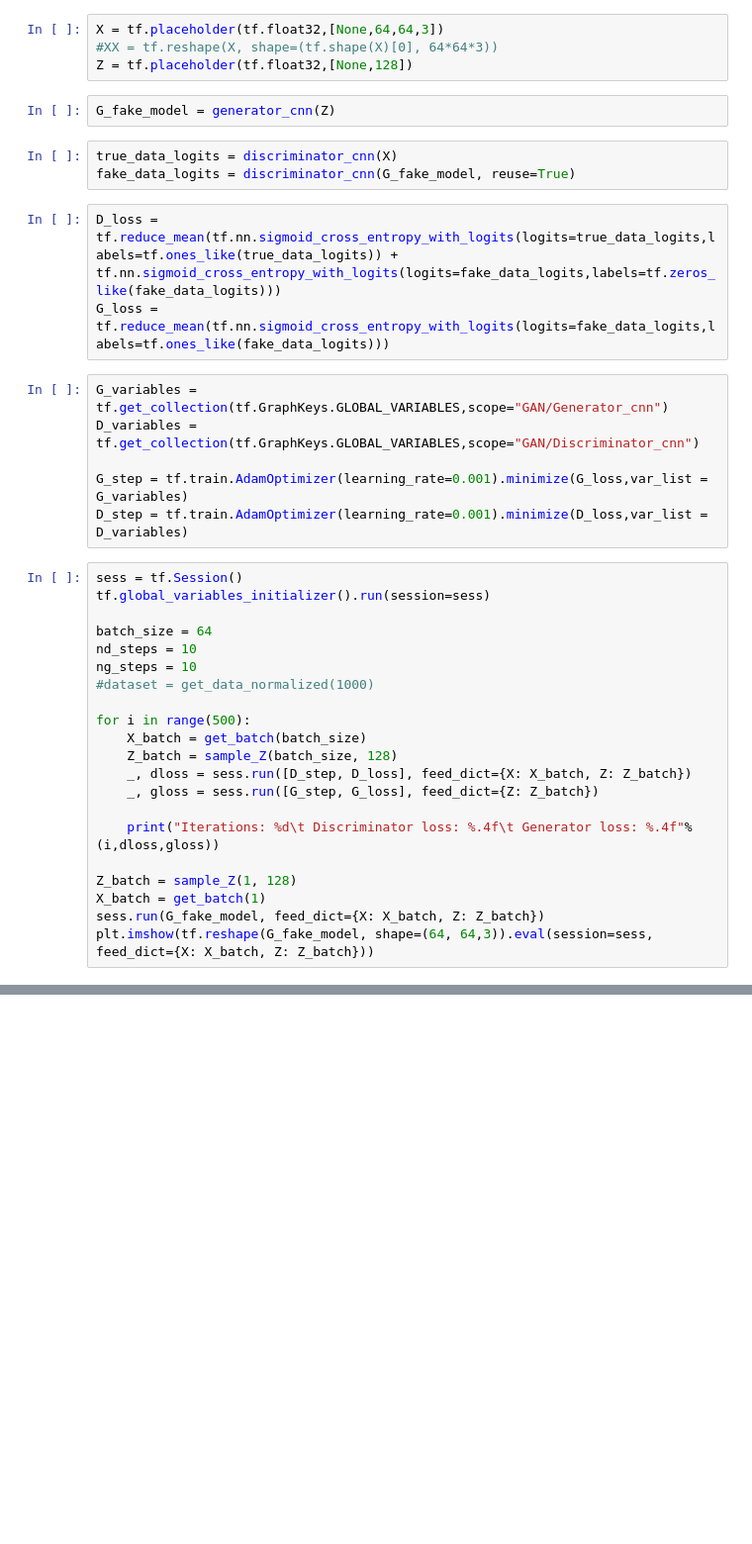
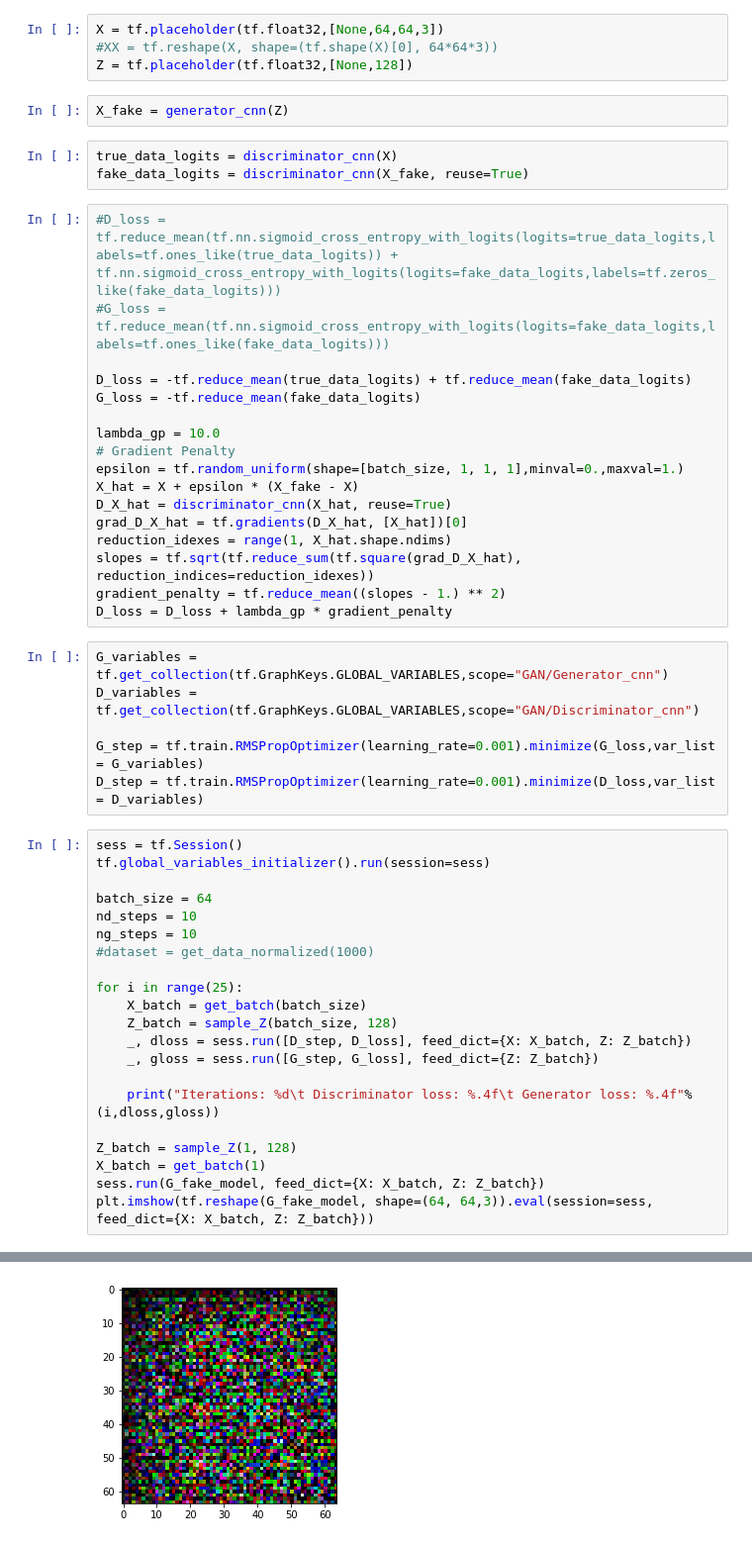
Before and after one commit to sussco/GAN-CelebFaces, a Jupyter notebook: GAN_DandG_Conv.ipynb, the cells around one changed output, grey strips where cells are left out. Shown: that part at 99% size. Drawn from its saved outputs; the diff is of its cells as text; blank space fills up the shorter version.

```diff
--- a/GAN_DandG_Conv.ipynb
+++ b/GAN_DandG_Conv.ipynb
@@ -114,19 +114,33 @@ X = tf.placeholder(tf.float32,[None,64,64,3])
 #XX = tf.reshape(X, shape=(tf.shape(X)[0], 64*64*3))
 Z = tf.placeholder(tf.float32,[None,128])
 # %%
-G_fake_model = generator_cnn(Z)
+X_fake = generator_cnn(Z)
 # %%
 true_data_logits = discriminator_cnn(X)
-fake_data_logits = discriminator_cnn(G_fake_model, reuse=True)
+fake_data_logits = discriminator_cnn(X_fake, reuse=True)
 # %%
-D_loss = tf.reduce_mean(tf.nn.sigmoid_cross_entropy_with_logits(logits=true_data_logits,labels=tf.ones_like(true_data_logits)) + tf.nn.sigmoid_cross_entropy_with_logits(logits=fake_data_logits,labels=tf.zeros_like(fake_data_logits)))
-G_loss = tf.reduce_mean(tf.nn.sigmoid_cross_entropy_with_logits(logits=fake_data_logits,labels=tf.ones_like(fake_data_logits)))
+#D_loss = tf.reduce_mean(tf.nn.sigmoid_cross_entropy_with_logits(logits=true_data_logits,labels=tf.ones_like(true_data_logits)) + tf.nn.sigmoid_cross_entropy_with_logits(logits=fake_data_logits,labels=tf.zeros_like(fake_data_logits)))
+#G_loss = tf.reduce_mean(tf.nn.sigmoid_cross_entropy_with_logits(logits=fake_data_logits,labels=tf.ones_like(fake_data_logits)))
+
+D_loss = -tf.reduce_mean(true_data_logits) + tf.reduce_mean(fake_data_logits)
+G_loss = -tf.reduce_mean(fake_data_logits)
+
+lambda_gp = 10.0
+# Gradient Penalty
+epsilon = tf.random_uniform(shape=[batch_size, 1, 1, 1],minval=0.,maxval=1.)
+X_hat = X + epsilon * (X_fake - X)
+D_X_hat = discriminator_cnn(X_hat, reuse=True)
+grad_D_X_hat = tf.gradients(D_X_hat, [X_hat])[0]
+reduction_idexes = range(1, X_hat.shape.ndims)
+slopes = tf.sqrt(tf.reduce_sum(tf.square(grad_D_X_hat), reduction_indices=reduction_idexes))
+gradient_penalty = tf.reduce_mean((slopes - 1.) ** 2)
+D_loss = D_loss + lambda_gp * gradient_penalty
 # %%
 G_variables = tf.get_collection(tf.GraphKeys.GLOBAL_VARIABLES,scope="GAN/Generator_cnn")
 D_variables = tf.get_collection(tf.GraphKeys.GLOBAL_VARIABLES,scope="GAN/Discriminator_cnn")
 
-G_step = tf.train.AdamOptimizer(learning_rate=0.001).minimize(G_loss,var_list = G_variables)
-D_step = tf.train.AdamOptimizer(learning_rate=0.001).minimize(D_loss,var_list = D_variables)
+G_step = tf.train.RMSPropOptimizer(learning_rate=0.001).minimize(G_loss,var_list = G_variables)
+D_step = tf.train.RMSPropOptimizer(learning_rate=0.001).minimize(D_loss,var_list = D_variables)
 # %%
 sess = tf.Session()
 tf.global_variables_initializer().run(session=sess)
@@ -136,7 +150,7 @@ nd_steps = 10
 ng_steps = 10
 #dataset = get_data_normalized(1000)
 
-for i in range(500):
+for i in range(25):
     X_batch = get_batch(batch_size)
     Z_batch = sample_Z(batch_size, 128)
     _, dloss = sess.run([D_step, D_loss], feed_dict={X: X_batch, Z: Z_batch})
@@ -168,0 +185 @@ Iterations: 49   Discriminator loss: 1.0132      Generator loss: 0.6931
+[figure, added]
```
Also changed, not shown: parts of 7 cells of this notebook.
